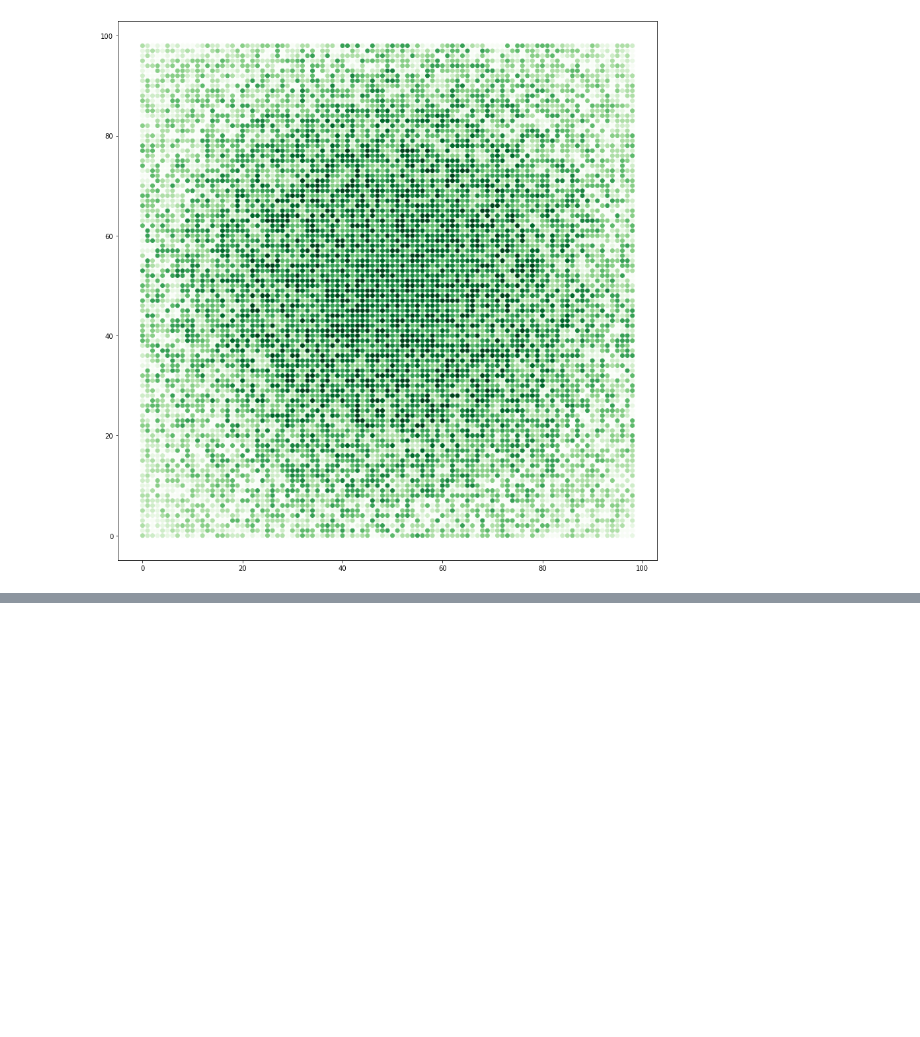
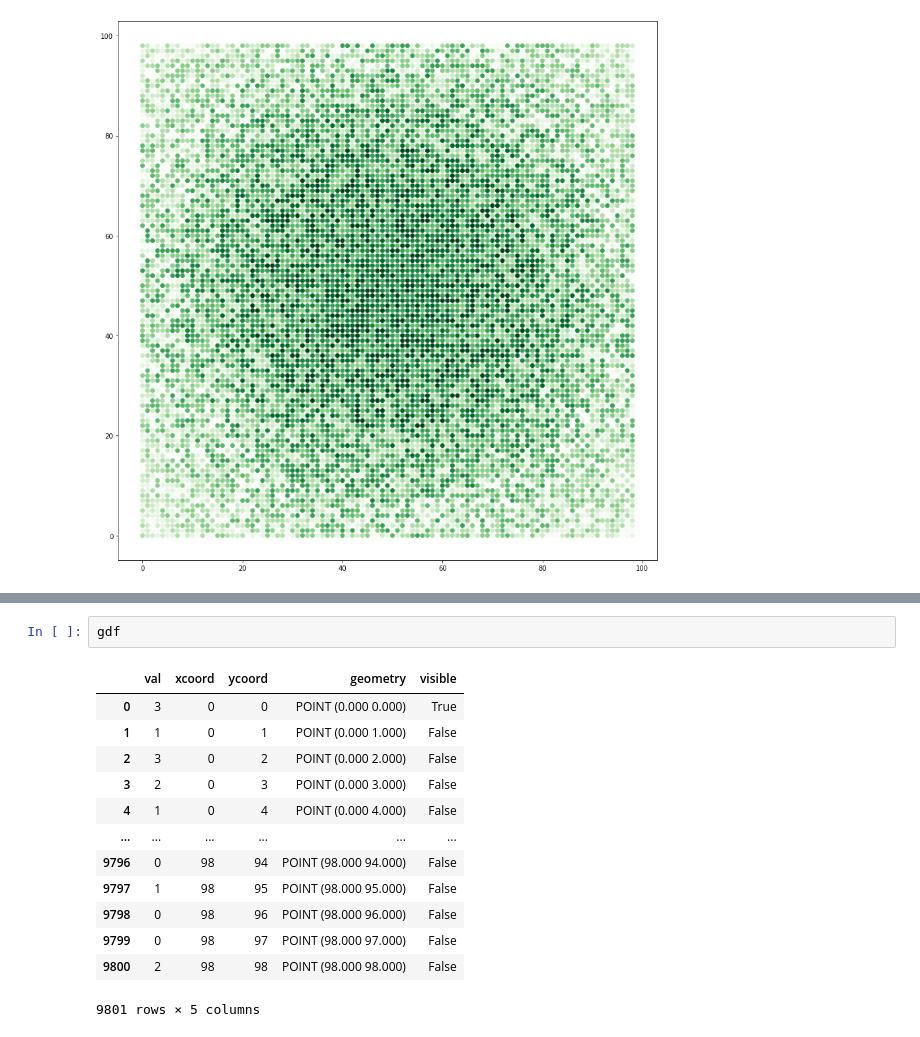
Before and after one commit to christyheaton/advent2022, a Jupyter notebook: day8.ipynb, the cells around one changed output, grey strips where cells are left out. Cells and saved outputs as stored; diff of their text form; blank space fills up the shorter version.

```diff
--- a/day8.ipynb
+++ b/day8.ipynb
@@ -78,3 +100,19 @@ for i, tree in gdf.iterrows():
+# %%
+gdf
+# %% [output]
+|  | val | xcoord | ycoord | geometry | visible |
+| 0 | 3 | 0 | 0 | POINT (0.000 0.000) | True |
+| 1 | 1 | 0 | 1 | POINT (0.000 1.000) | False |
+| 2 | 3 | 0 | 2 | POINT (0.000 2.000) | False |
+| 3 | 2 | 0 | 3 | POINT (0.000 3.000) | False |
+| 4 | 1 | 0 | 4 | POINT (0.000 4.000) | False |
+| ... | ... | ... | ... | ... | ... |
+| 9796 | 0 | 98 | 94 | POINT (98.000 94.000) | False |
+| 9797 | 1 | 98 | 95 | POINT (98.000 95.000) | False |
+| 9798 | 0 | 98 | 96 | POINT (98.000 96.000) | False |
+| 9799 | 0 | 98 | 97 | POINT (98.000 97.000) | False |
+| 9800 | 2 | 98 | 98 | POINT (98.000 98.000) | False |
+9801 rows × 5 columns
 # %%
 gdf.plot('visible', figsize=(15,15))
 # %% [output]
```
Also changed, not shown: parts of 3 cells of this notebook.
